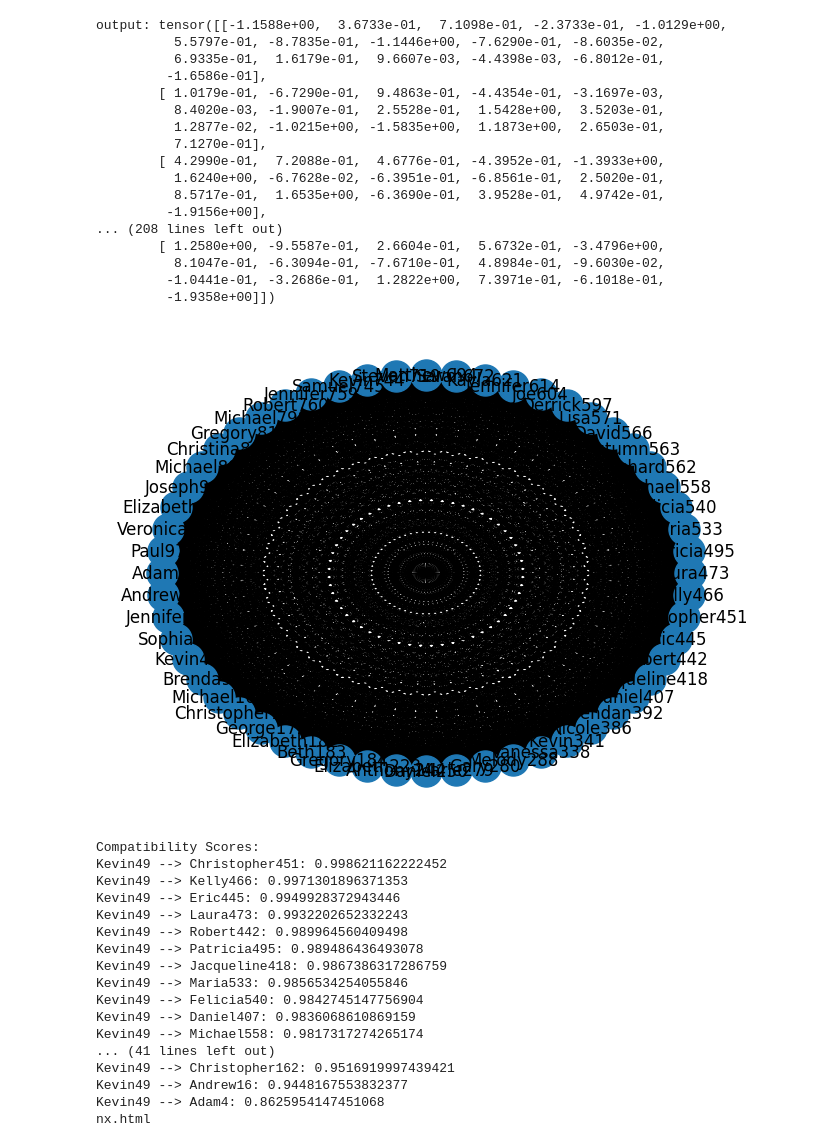
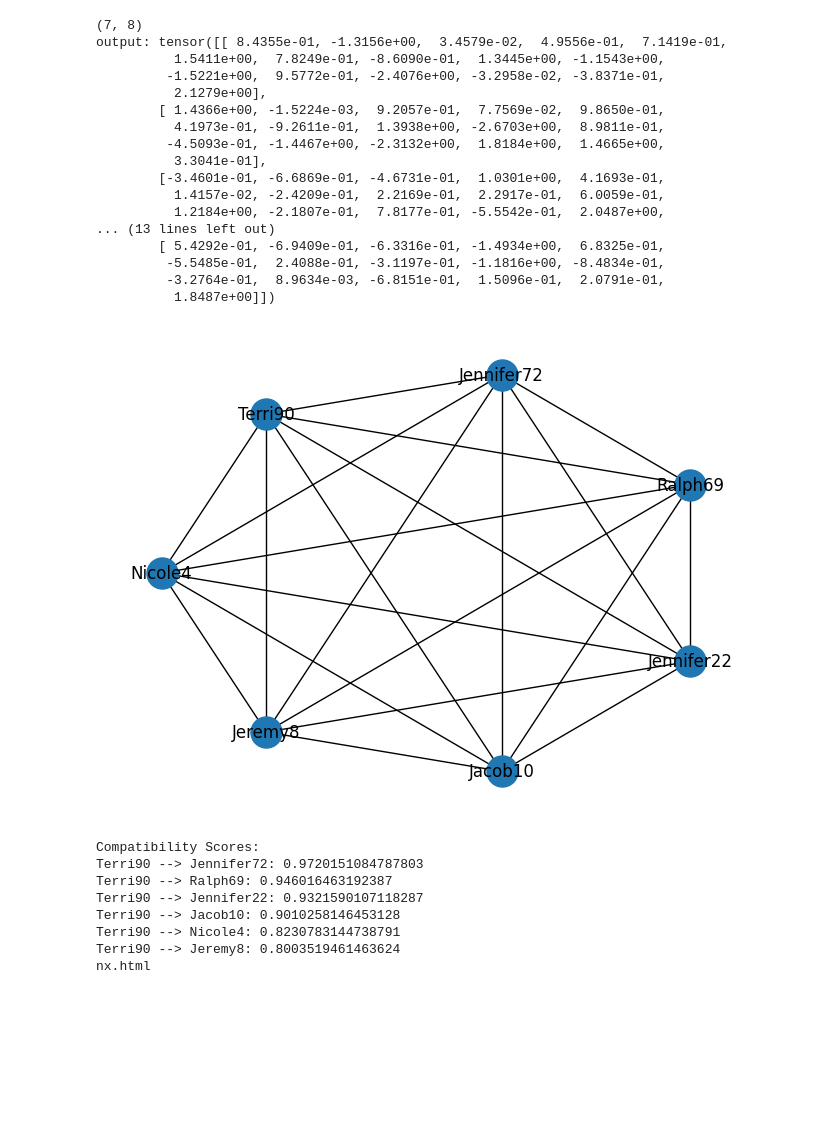
Before and after one commit to Ritesh1069/Relator_Bot, a Jupyter notebook: Main/GCN_model.ipynb, the cells around one changed output. Cells and saved outputs as stored; diff of their text form; code cells hidden in the pictures; blank space fills up the shorter version.

```diff
--- a/Main/GCN_model.ipynb
+++ b/Main/GCN_model.ipynb
@@ -11,11 +11,12 @@ import numpy as np
 import filter_dataset
 from pyvis import network as net
 
-#df = pd.read_csv("/random_data.csv")
+df1 = pd.read_csv("R:/Git/Relator_Bot/test datasets/name_location.csv")
 user_name = input("Enter user name: ")
-df1 = pd.read_csv("R:/Git/Relator_Bot/test datasets/1000_location.csv")
+#df1 = pd.read_csv("R:/Git/Relator_Bot/test datasets/1000_location.csv")
 df = filter_dataset.filter_ds(user_name, df1)
-torch.manual_seed(50)
+print(df.shape)
+torch.manual_seed(52)
 
 def gcn_main():
     G = nx.Graph()
@@ -88,65 +89,56 @@ def visualize_graph(G, label, search, gcn_output):
     nt.barnes_hut()
     nt.from_nx(G, default_node_size=100, show_edge_weights=True, edge_scaling=True)
     neighbor_map = nt.get_adj_list()
 
     for node in nt.nodes:
         neighbors = neighbor_map[node["id"]]
         neighbor_labels = "\n".join(label[i] for i in neighbors)
         node["title"] += " Neighbors: \n" + neighbor_labels
         node["value"] = len(neighbor_map[node["id"]])
 
     nt.prep_notebook()
     nt.show('nx.html')
 
 def get_score(G, label, user_index, gcn_output, search):
     user_score = {}
     user_embedding = gcn_output[user_index].detach().numpy()
     for other_user_index in range(len(label)):
         if user_index != other_user_index:
             other_user_embedding = gcn_output[other_user_index].detach().numpy()
             similarity_score = float(
                 1.0 / (1.0 + np.linalg.norm(user_embedding - other_user_embedding))  # Cosine similarity
             )
             user_score[other_user_index] = similarity_score
 
     print("Compatibility Scores: ")
     for user, score in sorted(user_score.items(), key=lambda x: x[1], reverse=True):
         print(f"{label[user_index]} --> {label[user]}: {score}")
 
 gcn_main()
 # %% [output]
-output: tensor([[-1.1588e+00,  3.6733e-01,  7.1098e-01, -2.3733e-01, -1.0129e+00,
-          5.5797e-01, -8.7835e-01, -1.1446e+00, -7.6290e-01, -8.6035e-02,
-          6.9335e-01,  1.6179e-01,  9.6607e-03, -4.4398e-03, -6.8012e-01,
-         -1.6586e-01],
-        [ 1.0179e-01, -6.7290e-01,  9.4863e-01, -4.4354e-01, -3.1697e-03,
-          8.4020e-03, -1.9007e-01,  2.5528e-01,  1.5428e+00,  3.5203e-01,
-          1.2877e-02, -1.0215e+00, -1.5835e+00,  1.1873e+00,  2.6503e-01,
-          7.1270e-01],
-        [ 4.2990e-01,  7.2088e-01,  4.6776e-01, -4.3952e-01, -1.3933e+00,
-          1.6240e+00, -6.7628e-02, -6.3951e-01, -6.8561e-01,  2.5020e-01,
-          8.5717e-01,  1.6535e+00, -6.3690e-01,  3.9528e-01,  4.9742e-01,
-         -1.9156e+00],
-... (208 lines left out)
-        [ 1.2580e+00, -9.5587e-01,  2.6604e-01,  5.6732e-01, -3.4796e+00,
-          8.1047e-01, -6.3094e-01, -7.6710e-01,  4.8984e-01, -9.6030e-02,
-         -1.0441e-01, -3.2686e-01,  1.2822e+00,  7.3971e-01, -6.1018e-01,
-         -1.9358e+00]])
+(7, 8)
+output: tensor([[ 8.4355e-01, -1.3156e+00,  3.4579e-02,  4.9556e-01,  7.1419e-01,
+          1.5411e+00,  7.8249e-01, -8.6090e-01,  1.3445e+00, -1.1543e+00,
+         -1.5221e+00,  9.5772e-01, -2.4076e+00, -3.2958e-02, -3.8371e-01,
+          2.1279e+00],
+        [ 1.4366e+00, -1.5224e-03,  9.2057e-01,  7.7569e-02,  9.8650e-01,
+          4.1973e-01, -9.2611e-01,  1.3938e+00, -2.6703e+00,  8.9811e-01,
+         -4.5093e-01, -1.4467e+00, -2.3132e+00,  1.8184e+00,  1.4665e+00,
+          3.3041e-01],
+        [-3.4601e-01, -6.6869e-01, -4.6731e-01,  1.0301e+00,  4.1693e-01,
+          1.4157e-02, -2.4209e-01,  2.2169e-01,  2.2917e-01,  6.0059e-01,
+          1.2184e+00, -2.1807e-01,  7.8177e-01, -5.5542e-01,  2.0487e+00,
+... (13 lines left out)
+        [ 5.4292e-01, -6.9409e-01, -6.3316e-01, -1.4934e+00,  6.8325e-01,
+         -5.5485e-01,  2.4088e-01, -3.1197e-01, -1.1816e+00, -8.4834e-01,
+         -3.2764e-01,  8.9634e-03, -6.8151e-01,  1.5096e-01,  2.0791e-01,
+          1.8487e+00]])
-[figure, old version]
+[figure, new version]
 Compatibility Scores:
-Kevin49 --> Christopher451: 0.998621162222452
-Kevin49 --> Kelly466: 0.9971301896371353
-Kevin49 --> Eric445: 0.9949928372943446
-Kevin49 --> Laura473: 0.9932202652332243
-Kevin49 --> Robert442: 0.989964560409498
-Kevin49 --> Patricia495: 0.989486436493078
-Kevin49 --> Jacqueline418: 0.9867386317286759
-Kevin49 --> Maria533: 0.9856534254055846
-Kevin49 --> Felicia540: 0.9842745147756904
-Kevin49 --> Daniel407: 0.9836068610869159
-Kevin49 --> Michael558: 0.9817317274265174
-... (41 lines left out)
-Kevin49 --> Christopher162: 0.9516919997439421
-Kevin49 --> Andrew16: 0.9448167553832377
-Kevin49 --> Adam4: 0.8625954147451068
+Terri90 --> Jennifer72: 0.9720151084787803
+Terri90 --> Ralph69: 0.946016463192387
+Terri90 --> Jennifer22: 0.9321590107118287
+Terri90 --> Jacob10: 0.9010258146453128
+Terri90 --> Nicole4: 0.8230783144738791
+Terri90 --> Jeremy8: 0.8003519461463624
 nx.html
```
Also changed, not shown: 4 other files.
